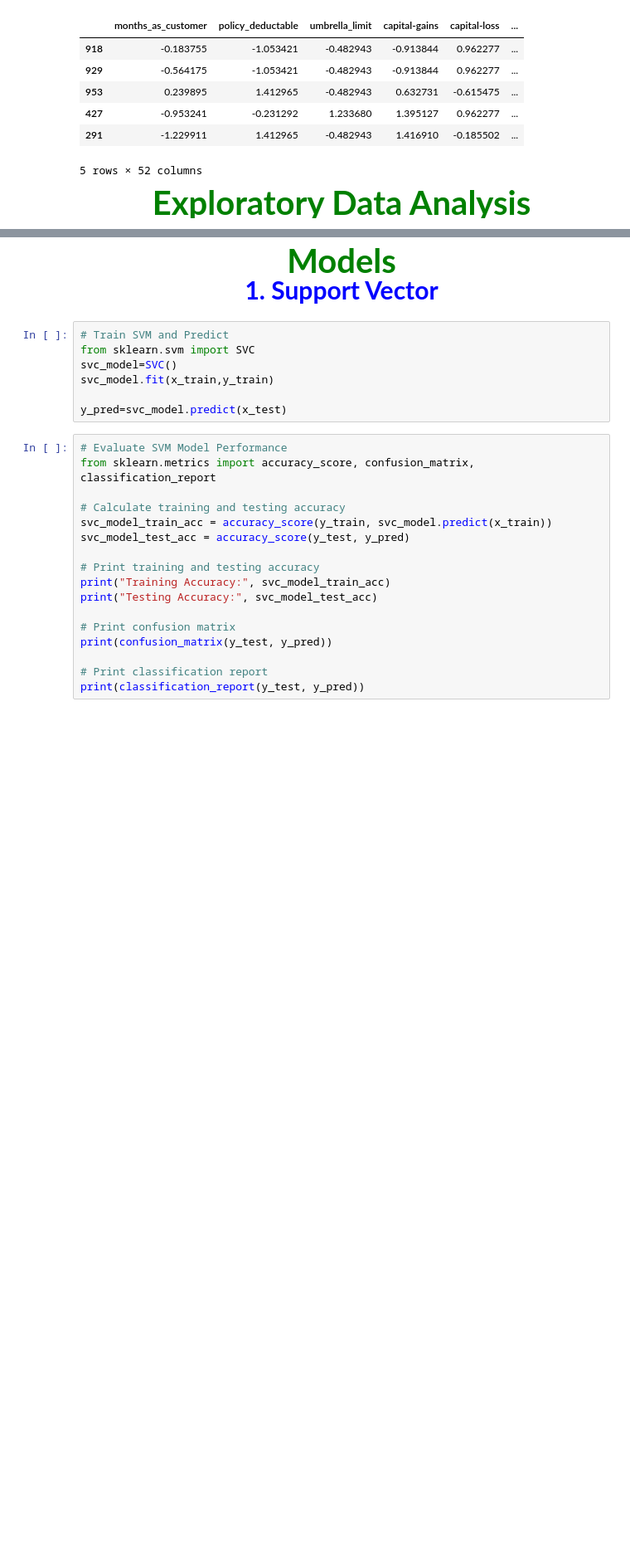
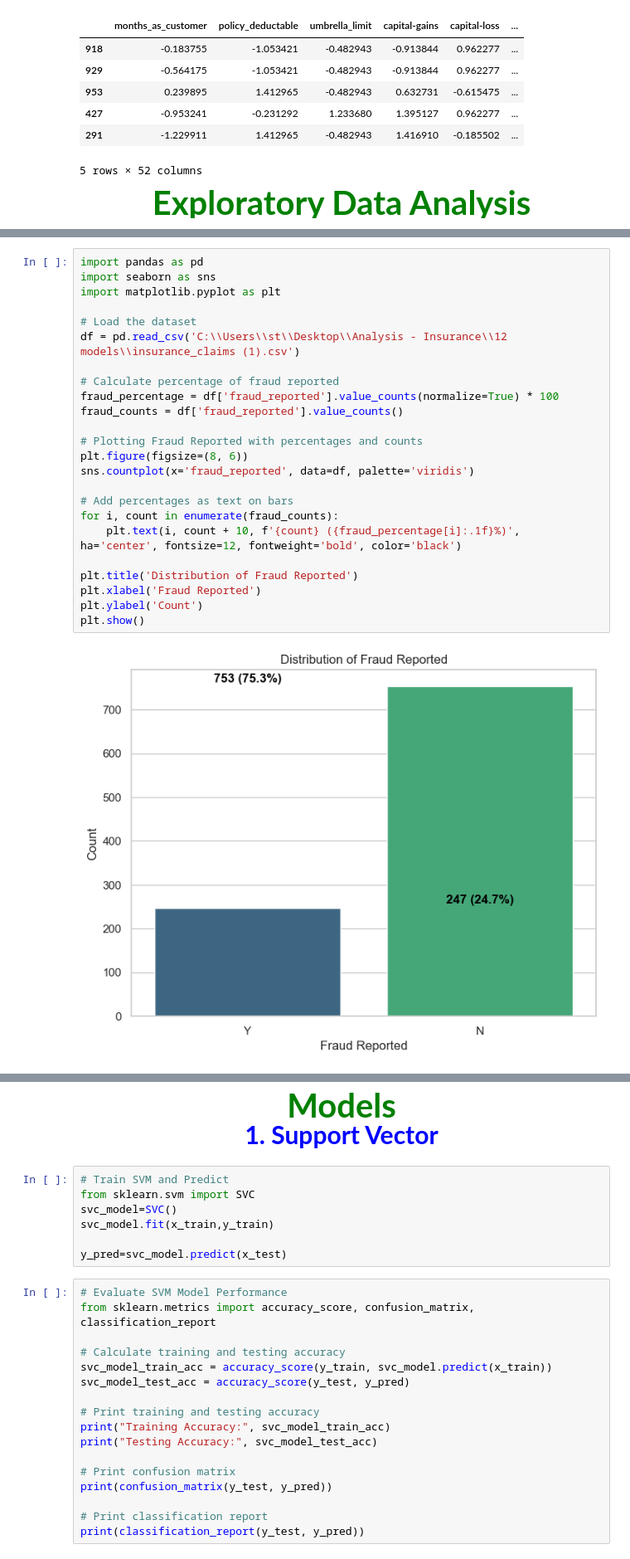
Before and after one commit to VhoMatidza/Insurance-claims-Analysis, a Jupyter notebook: Insurance Fraud Detection A Matidza.ipynb, the cells around one changed output, grey strips where cells are left out. Shown at 83% size. Saved outputs shown, nothing was run; the diff lists cells and outputs as text; blank space fills up the shorter version.

```diff
--- a/Insurance Fraud Detection A Matidza.ipynb
+++ b/Insurance Fraud Detection A Matidza.ipynb
@@ -464,0 +486,26 @@ x_train.head()
+# %%
+import pandas as pd
+import seaborn as sns
+import matplotlib.pyplot as plt
+
+# Load the dataset
+df = pd.read_csv('C:\\Users\\st\\Desktop\\Analysis - Insurance\\12 models\\insurance_claims (1).csv')
+
+# Calculate percentage of fraud reported
+fraud_percentage = df['fraud_reported'].value_counts(normalize=True) * 100
+fraud_counts = df['fraud_reported'].value_counts()
+
+# Plotting Fraud Reported with percentages and counts
+plt.figure(figsize=(8, 6))
+sns.countplot(x='fraud_reported', data=df, palette='viridis')
+
+# Add percentages as text on bars
+for i, count in enumerate(fraud_counts):
+    plt.text(i, count + 10, f'{count} ({fraud_percentage[i]:.1f}%)', ha='center', fontsize=12, fontweight='bold', color='black')
+
+plt.title('Distribution of Fraud Reported')
+plt.xlabel('Fraud Reported')
+plt.ylabel('Count')
+plt.show()
+# %% [output]
+[figure, added]
```
Also changed, not shown: parts of 7 cells of this notebook.
